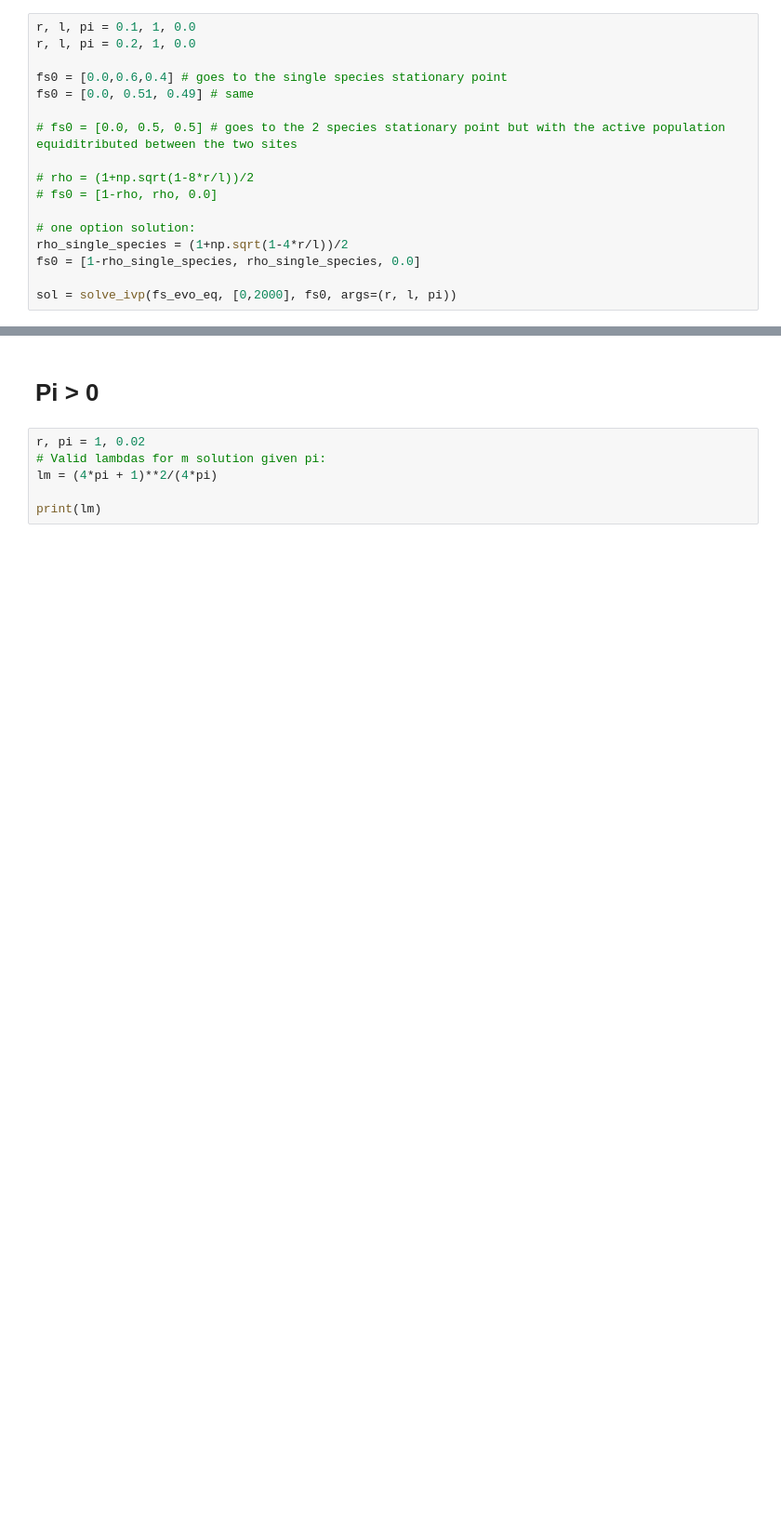
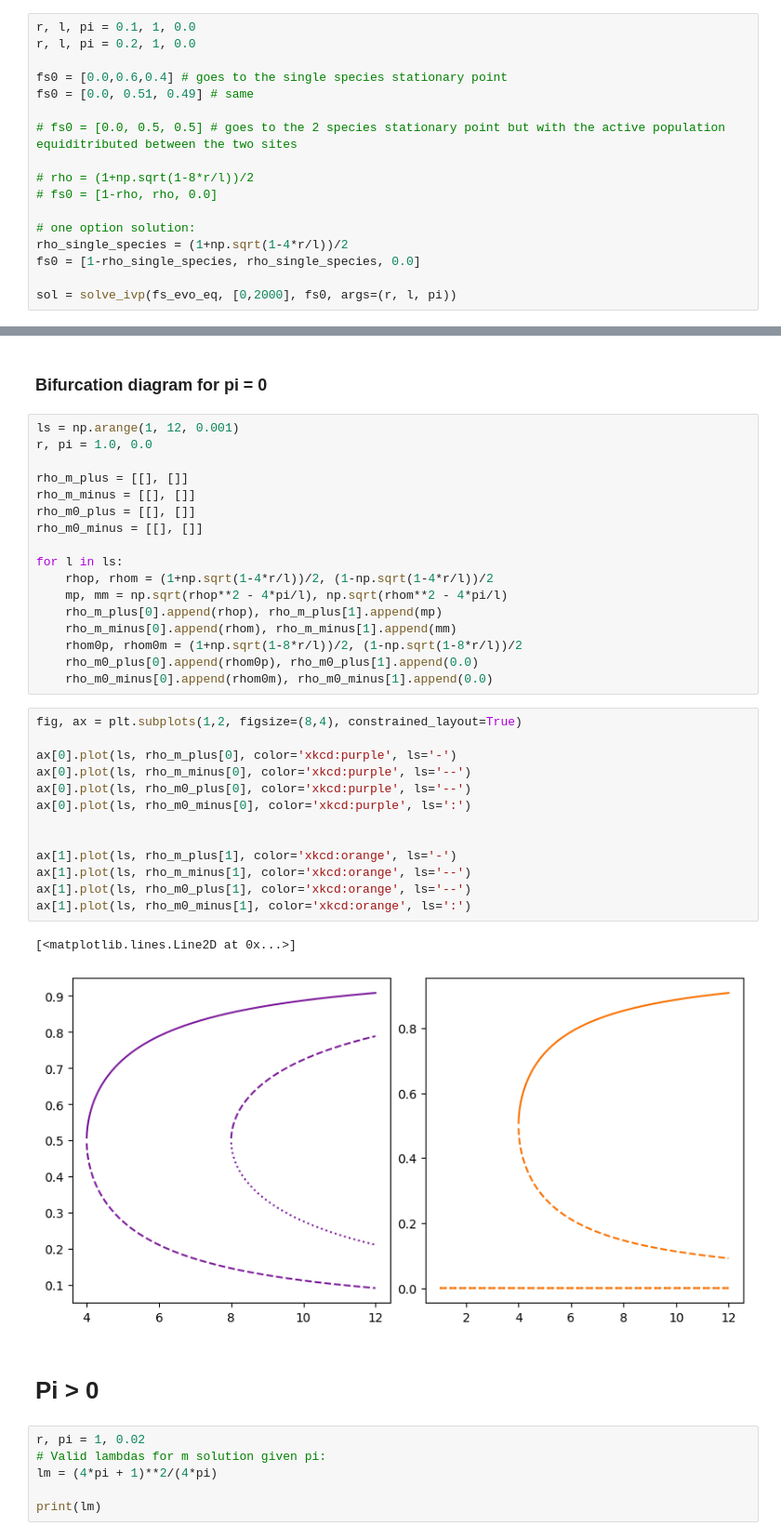
Before and after one commit to dmarchp/TFM_code, a Jupyter notebook: det_sols_f0_as_pi/non_lin_rec_two_sites.ipynb, the cells around one changed output, grey strips where cells are left out. Shown: that part at 93% size. Drawn from its saved outputs; the diff is of its cells as text; blank space fills up the shorter version.

```diff
--- a/det_sols_f0_as_pi/non_lin_rec_two_sites.ipynb
+++ b/det_sols_f0_as_pi/non_lin_rec_two_sites.ipynb
@@ -271,3 +261,38 @@ KeyboardInterrupt:
+# %% [markdown]
+### Bifurcation diagram for pi = 0
+# %%
+ls = np.arange(1, 12, 0.001)
+r, pi = 1.0, 0.0
+
+rho_m_plus = [[], []]
+rho_m_minus = [[], []]
+rho_m0_plus = [[], []]
+rho_m0_minus = [[], []]
+
+for l in ls:
+    rhop, rhom = (1+np.sqrt(1-4*r/l))/2, (1-np.sqrt(1-4*r/l))/2
+    mp, mm = np.sqrt(rhop**2 - 4*pi/l), np.sqrt(rhom**2 - 4*pi/l)
+    rho_m_plus[0].append(rhop), rho_m_plus[1].append(mp)
+    rho_m_minus[0].append(rhom), rho_m_minus[1].append(mm)
+    rhom0p, rhom0m = (1+np.sqrt(1-8*r/l))/2, (1-np.sqrt(1-8*r/l))/2
+    rho_m0_plus[0].append(rhom0p), rho_m0_plus[1].append(0.0)
+    rho_m0_minus[0].append(rhom0m), rho_m0_minus[1].append(0.0)
+# %%
+fig, ax = plt.subplots(1,2, figsize=(8,4), constrained_layout=True)
+
+ax[0].plot(ls, rho_m_plus[0], color='xkcd:purple', ls='-')
+ax[0].plot(ls, rho_m_minus[0], color='xkcd:purple', ls='--')
+ax[0].plot(ls, rho_m0_plus[0], color='xkcd:purple', ls='--')
+ax[0].plot(ls, rho_m0_minus[0], color='xkcd:purple', ls=':')
+
+
+ax[1].plot(ls, rho_m_plus[1], color='xkcd:orange', ls='-')
+ax[1].plot(ls, rho_m_minus[1], color='xkcd:orange', ls='--')
+ax[1].plot(ls, rho_m0_plus[1], color='xkcd:orange', ls='--')
+ax[1].plot(ls, rho_m0_minus[1], color='xkcd:orange', ls=':')
+# %% [output]
+[<matplotlib.lines.Line2D at 0x...>]
+[figure, added]
 # %% [markdown]
 # Pi > 0
 # %%
```
Also changed, not shown: parts of 9 cells of this notebook, 1 other file.
